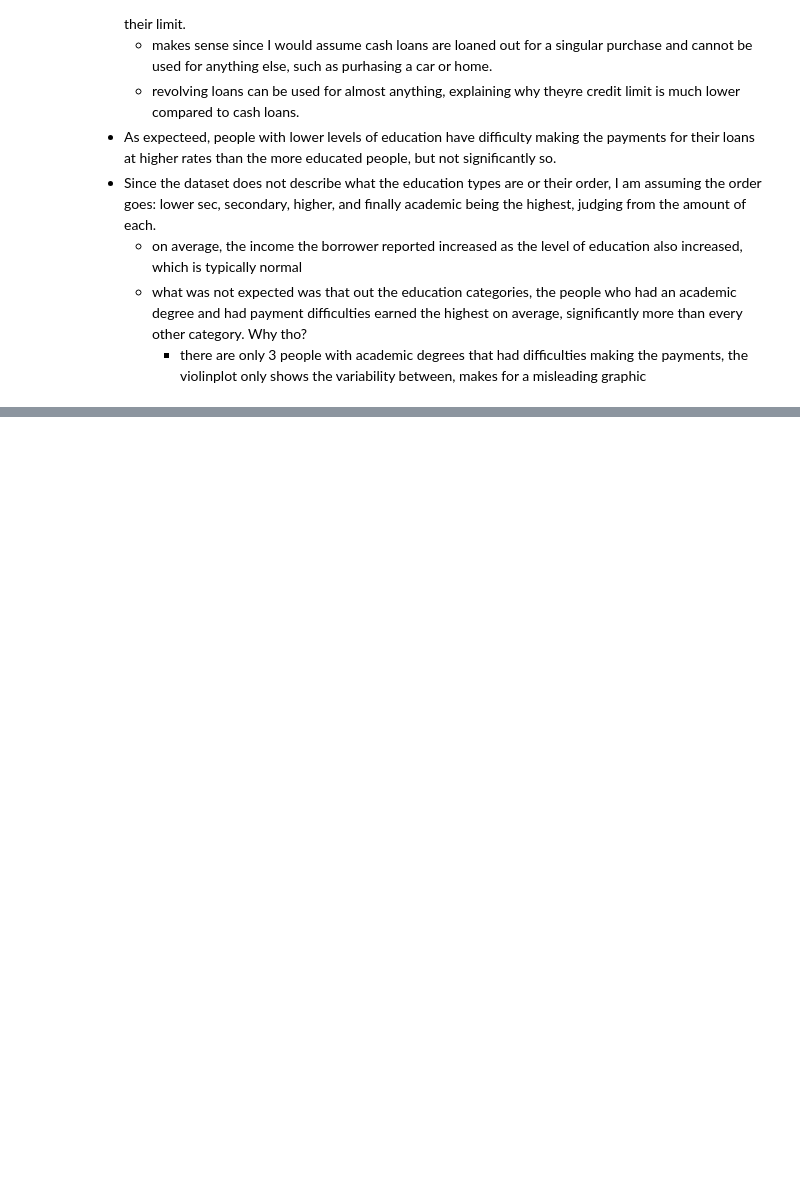
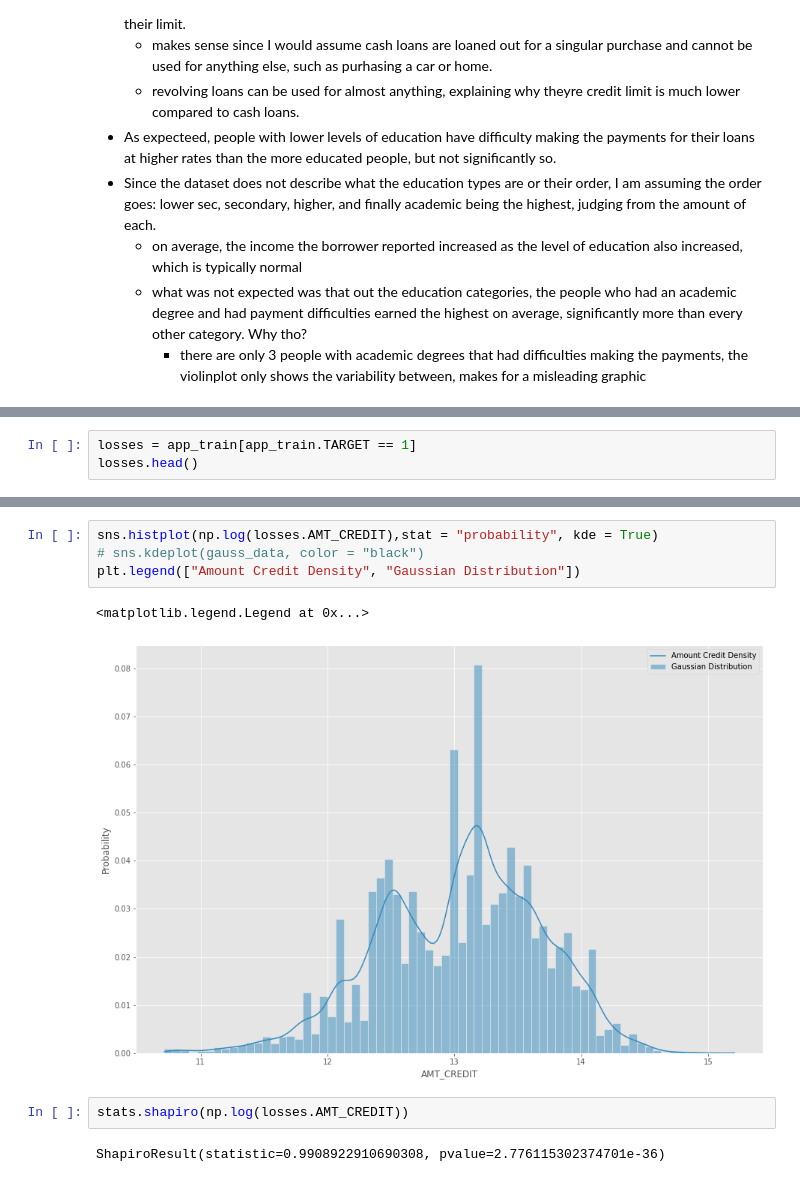
Before and after one commit to Antonio-Avila/Home-Credit-Default, a Jupyter notebook: Current_Apps_EDA.ipynb, the cells around one changed output, grey strips where cells are left out. Saved outputs shown, nothing was run; the diff lists cells and outputs as text; blank space fills up the shorter version.

Commit message:
Looked into dsitribution of losses

```diff
--- a/Current_Apps_EDA.ipynb
+++ b/Current_Apps_EDA.ipynb
@@ -604,0 +610,3 @@ app_train[app_train.AMT_ANNUITY.isnull()]
+# %%
+losses = app_train[app_train.TARGET == 1]
+losses.head()
@@ -604,0 +631,11 @@ app_train[app_train.AMT_ANNUITY.isnull()]
+# %%
+sns.histplot(np.log(losses.AMT_CREDIT),stat = "probability", kde = True)
+# sns.kdeplot(gauss_data, color = "black")
+plt.legend(["Amount Credit Density", "Gaussian Distribution"])
+# %% [output]
+<matplotlib.legend.Legend at 0x...>
+[figure, added]
+# %%
+stats.shapiro(np.log(losses.AMT_CREDIT))
+# %% [output]
+ShapiroResult(statistic=0.9908922910690308, pvalue=2.776115302374701e-36)
```
Also changed, not shown: parts of 7 cells of this notebook.
